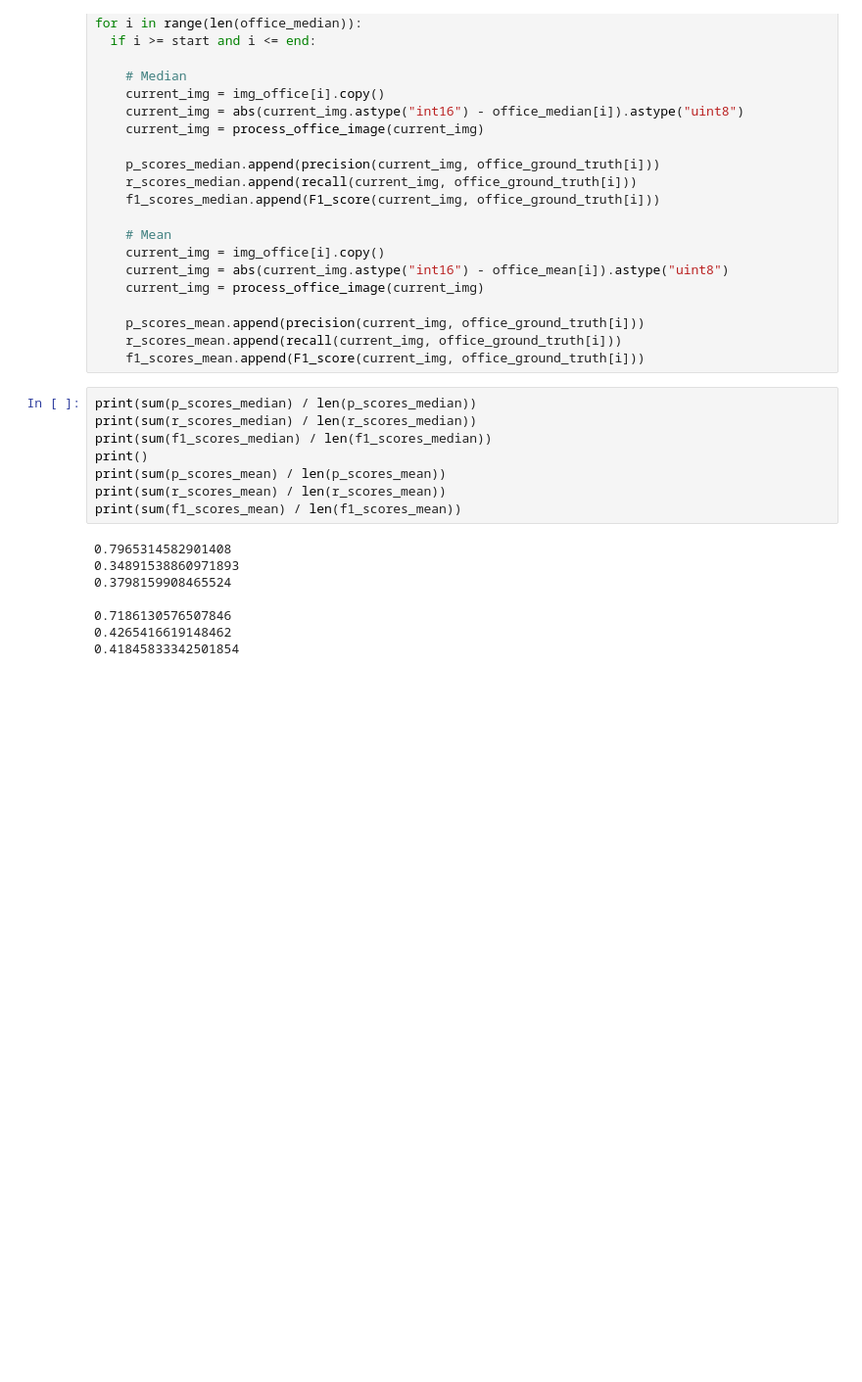
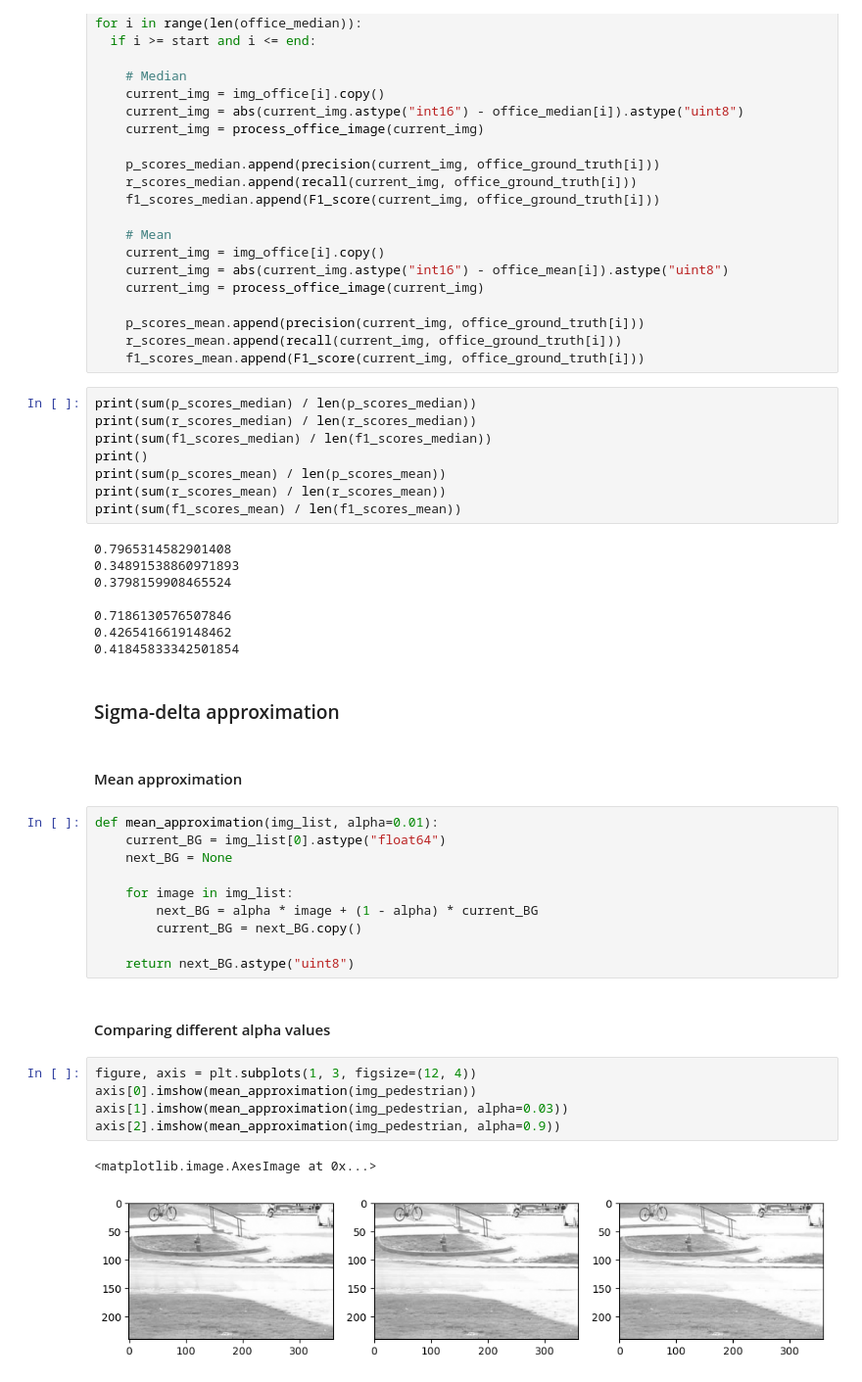
Before and after one commit to MrWlobo/Zaawansowane_Algorytmy_Wizyjne, a Jupyter notebook: Lab03/ZAW_Lab03.ipynb, the cells around one changed output. Shown at 98% size. Drawn from its saved outputs; the diff is of its cells as text; blank space fills up the shorter version.

Commit message:
Added mean approximation and compared alpha values

```diff
--- a/Lab03/ZAW_Lab03.ipynb
+++ b/Lab03/ZAW_Lab03.ipynb
@@ -313,3 +313,27 @@ print(sum(f1_scores_mean) / len(f1_scores_mean))
 0.7186130576507846
 0.4265416619148462
 0.41845833342501854
+# %% [markdown]
+### Sigma-delta approximation
+# %% [markdown]
+#### Mean approximation
+# %%
+def mean_approximation(img_list, alpha=0.01):
+    current_BG = img_list[0].astype("float64")
+    next_BG = None
+
+    for image in img_list:
+        next_BG = alpha * image + (1 - alpha) * current_BG
+        current_BG = next_BG.copy()
+
+    return next_BG.astype("uint8")
+# %% [markdown]
+#### Comparing different alpha values
+# %%
+figure, axis = plt.subplots(1, 3, figsize=(12, 4))
+axis[0].imshow(mean_approximation(img_pedestrian))
+axis[1].imshow(mean_approximation(img_pedestrian, alpha=0.03))
+axis[2].imshow(mean_approximation(img_pedestrian, alpha=0.9))
+# %% [output]
+<matplotlib.image.AxesImage at 0x...>
+[figure, added]
```
Also changed, not shown: parts of 2 cells of this notebook.
